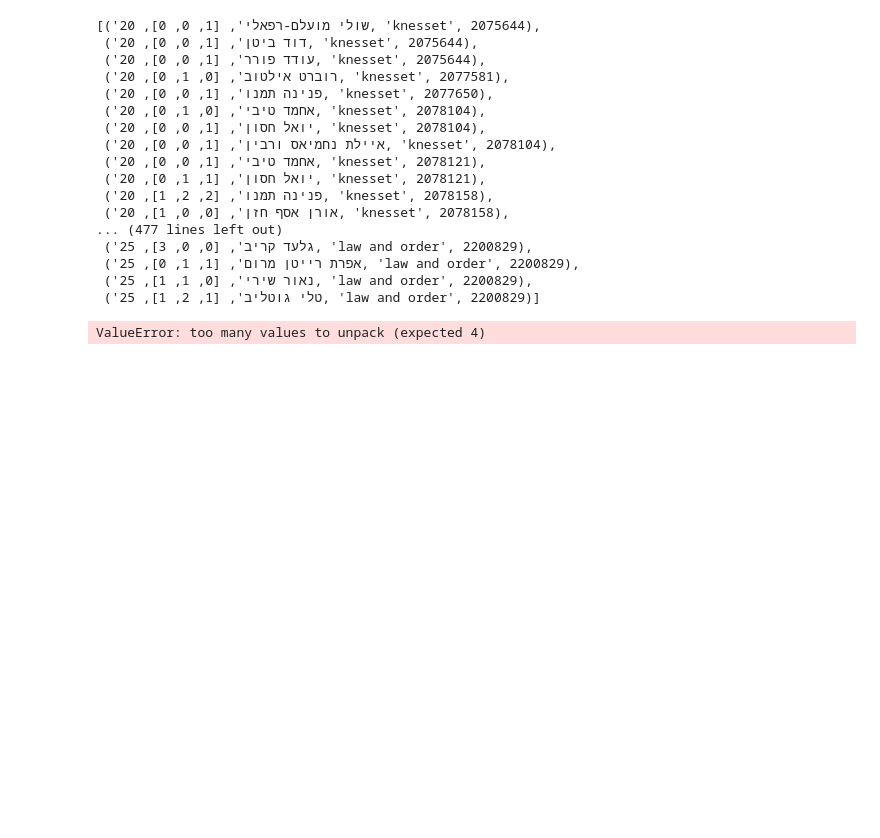
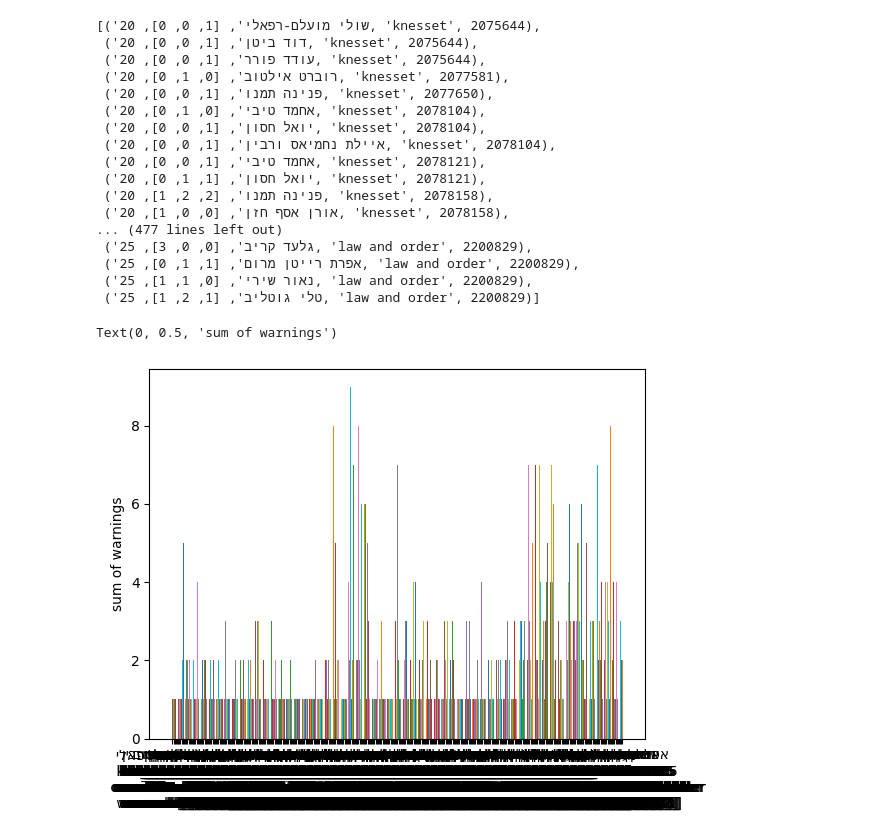
Before and after one commit to itaitzruia4/NLPSD, a Jupyter notebook: init_results.ipynb, the cells around one changed output. Cells and saved outputs as stored; diff of their text form; code cells hidden in the pictures; blank space fills up the shorter version.

Commit message:
added protocols

```diff
--- a/init_results.ipynb
+++ b/init_results.ipynb
@@ -209,8 +225,9 @@ warned
  ('נאור שירי', [0, 1, 1], 25, 'law and order', 2200829),
  ('טלי גוטליב', [1, 2, 1], 25, 'law and order', 2200829)]
 # %%
-for member, w1w2w3, kns, cat in warned:
+for member, w1w2w3, kns, cat, protocol in warned:
     plt.bar(f'{member[::-1]} \n kns_number: {kns} \n comittee: {cat} \n warned: {w1w2w3}', sum(w1w2w3))
 plt.ylabel("sum of warnings")
 # %% [output]
-ValueError: too many values to unpack (expected 4)
+Text(0, 0.5, 'sum of warnings')
+[figure, added]
```
Also changed, not shown: parts of 8 cells of this notebook, 8 other files.
